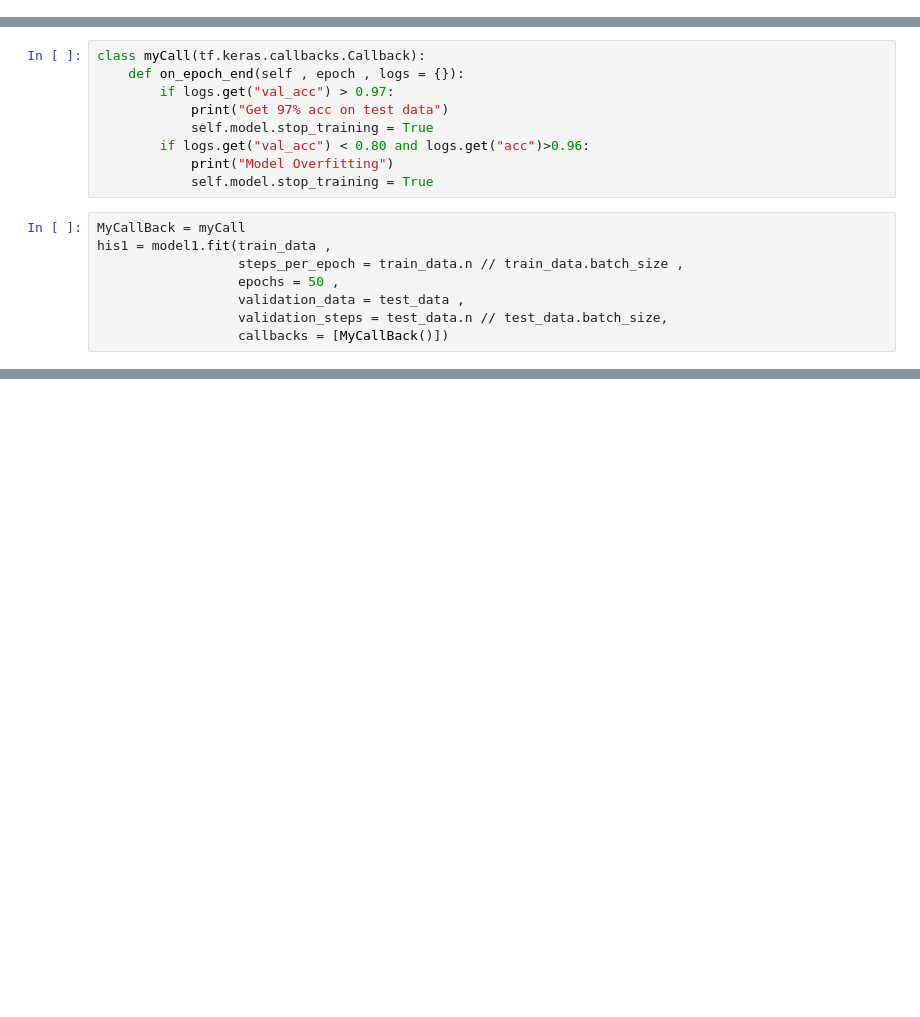
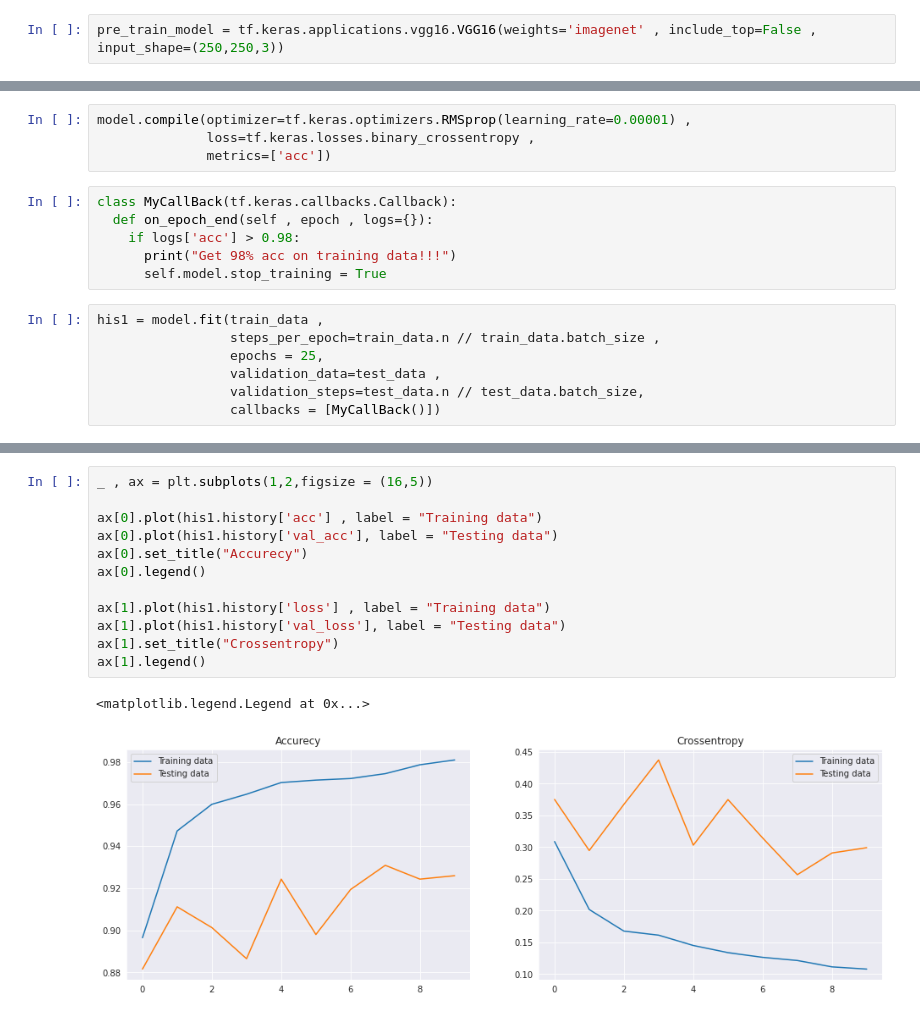
Before and after one commit to ANKITPODDER2000/CNN_Colab, a Jupyter notebook: Untitled0.ipynb, the cells around one changed output, grey strips where cells are left out. Drawn from its saved outputs; the diff is of its cells as text; blank space fills up the shorter version.

```diff
--- a/Untitled0.ipynb
+++ b/Untitled0.ipynb
@@ -87,0 +60,2 @@ model1.compile(optimizer = "rmsprop" , loss = tf.keras.losses.binary_crossentrop
+# %%
+pre_train_model = tf.keras.applications.vgg16.VGG16(weights='imagenet' , include_top=False , input_shape=(250,250,3))
@@ -88,18 +139,18 @@ model1.compile(optimizer = "rmsprop" , loss = tf.keras.losses.binary_crossentrop
+# %%
+model.compile(optimizer=tf.keras.optimizers.RMSprop(learning_rate=0.00001) ,
+              loss=tf.keras.losses.binary_crossentropy ,
+              metrics=['acc'])
 # %%
-class myCall(tf.keras.callbacks.Callback):
-    def on_epoch_end(self , epoch , logs = {}):
-        if logs.get("val_acc") > 0.97:
-            print("Get 97% acc on test data")
-            self.model.stop_training = True
-        if logs.get("val_acc") < 0.80 and logs.get("acc")>0.96:
-            print("Model Overfitting")
-            self.model.stop_training = True
+class MyCallBack(tf.keras.callbacks.Callback):
+  def on_epoch_end(self , epoch , logs={}):
+    if logs['acc'] > 0.98:
+      print("Get 98% acc on training data!!!")
+      self.model.stop_training = True
 # %%
-MyCallBack = myCall
-his1 = model1.fit(train_data ,
-                  steps_per_epoch = train_data.n // train_data.batch_size ,
-                  epochs = 50 ,
-                  validation_data = test_data ,
-                  validation_steps = test_data.n // test_data.batch_size,
-                  callbacks = [MyCallBack()])
+his1 = model.fit(train_data ,
+                 steps_per_epoch=train_data.n // train_data.batch_size ,
+                 epochs = 25,
+                 validation_data=test_data ,
+                 validation_steps=test_data.n // test_data.batch_size,
+                 callbacks = [MyCallBack()])
 # %% [output]
@@ -122,0 +191,15 @@ Epoch 12/50
+# %%
+_ , ax = plt.subplots(1,2,figsize = (16,5))
+
+ax[0].plot(his1.history['acc'] , label = "Training data")
+ax[0].plot(his1.history['val_acc'], label = "Testing data")
+ax[0].set_title("Accurecy")
+ax[0].legend()
+
+ax[1].plot(his1.history['loss'] , label = "Training data")
+ax[1].plot(his1.history['val_loss'], label = "Testing data")
+ax[1].set_title("Crossentropy")
+ax[1].legend()
+# %% [output]
+<matplotlib.legend.Legend at 0x...>
+[figure, added]
```
Also changed, not shown: parts of 22 cells of this notebook.
